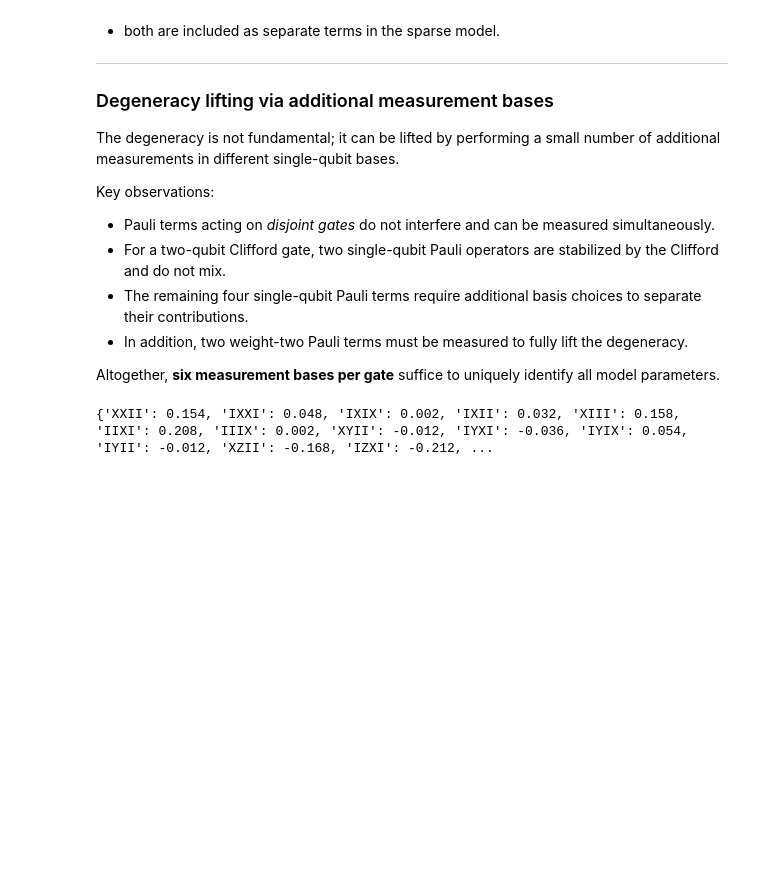
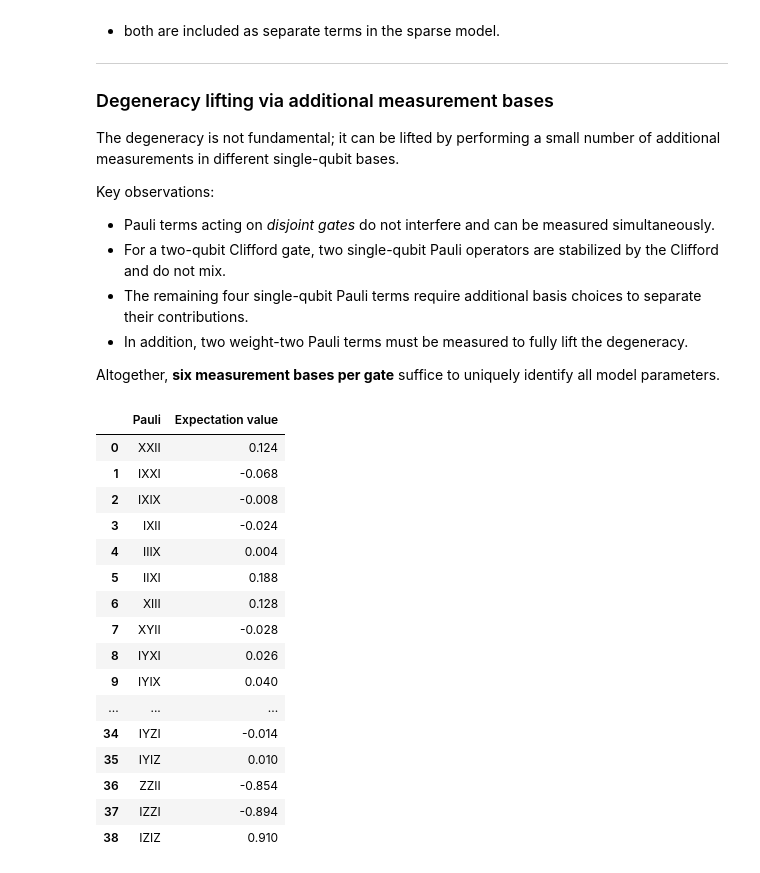
Before and after one commit to AhmedElAmraoui/AutomatedPERTools, a Jupyter notebook: tutorial_notebooks/pauli_lindblad_per/ProcedureOverview_new.ipynb, the cells around one changed output. Cells and saved outputs as stored; diff of their text form; code cells hidden in the pictures; blank space fills up the shorter version.

```diff
--- a/tutorial_notebooks/pauli_lindblad_per/ProcedureOverview_new.ipynb
+++ b/tutorial_notebooks/pauli_lindblad_per/ProcedureOverview_new.ipynb
@@ -1027,15 +1011,34 @@ def extract_fidelities(expvals,depths,degeneracy_pairs):
 
     return fidelities
 # %%
+import pandas as pd
+
 layer0_circuits = layers_with_meas["layer0"]
 result = sampler.run(layer0_circuits).result()
 counts_dict = [r.data.meas.get_counts() for r in result]
 
 expvals = pauli_exp_dict_local(groups, counts_dict)
 
-print(expvals)
+df = pd.DataFrame(expvals.items(), columns=['Pauli', 'Expectation value'])
+df
 # %% [output]
-{'XXII': 0.154, 'IXXI': 0.048, 'IXIX': 0.002, 'IXII': 0.032, 'XIII': 0.158, 'IIXI': 0.208, 'IIIX': 0.002, 'XYII': -0.012, 'IYXI': -0.036, 'IYIX': 0.054, 'IYII': -0.012, 'XZII': -0.168, 'IZXI': -0.212, ...
+|  | Pauli | Expectation value |
+| 0 | XXII | 0.124 |
+| 1 | IXXI | -0.068 |
+| 2 | IXIX | -0.008 |
+| 3 | IXII | -0.024 |
+| 4 | IIIX | 0.004 |
+| 5 | IIXI | 0.188 |
+| 6 | XIII | 0.128 |
+| 7 | XYII | -0.028 |
+| 8 | IYXI | 0.026 |
+| 9 | IYIX | 0.040 |
+| ... | ... | ... |
+| 34 | IYZI | -0.014 |
+| 35 | IYIZ | 0.010 |
+| 36 | ZZII | -0.854 |
+| 37 | IZZI | -0.894 |
+| 38 | IZIZ | 0.910 |
 # %%
 depths = [1, 2, 4, 8]
 circuits = []
```
Also changed, not shown: parts of 19 cells of this notebook, 2 other files.
